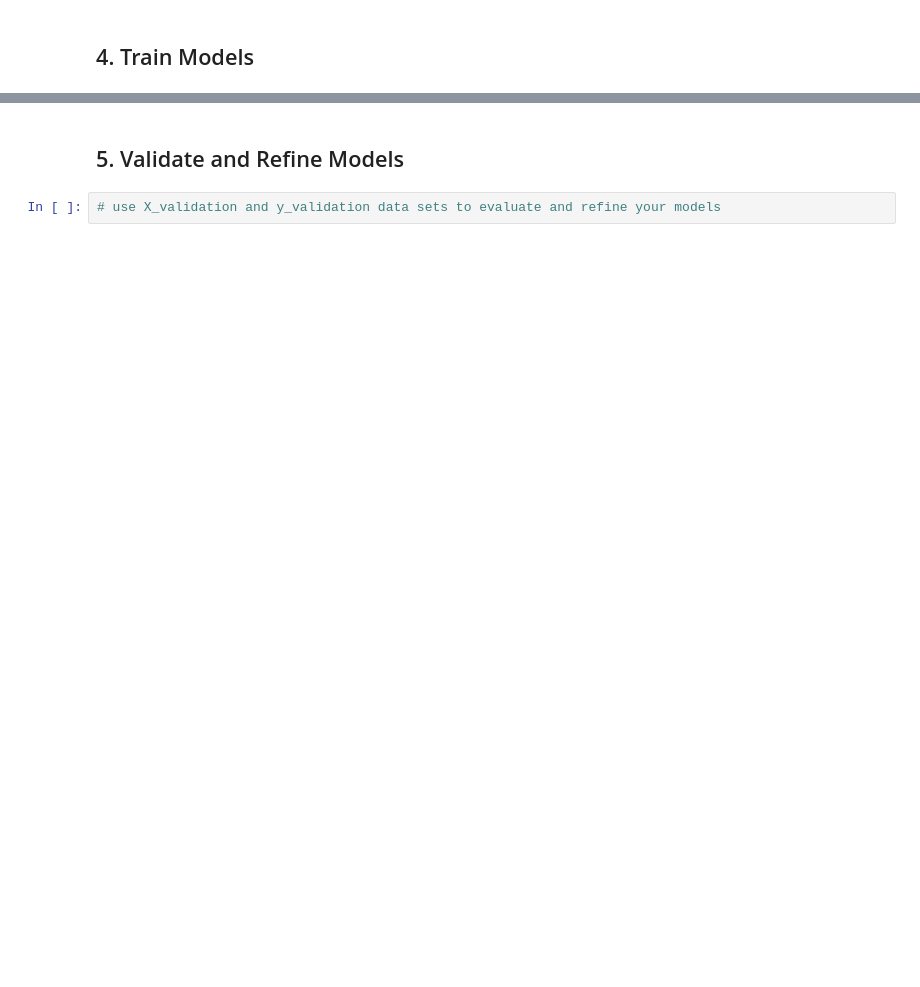
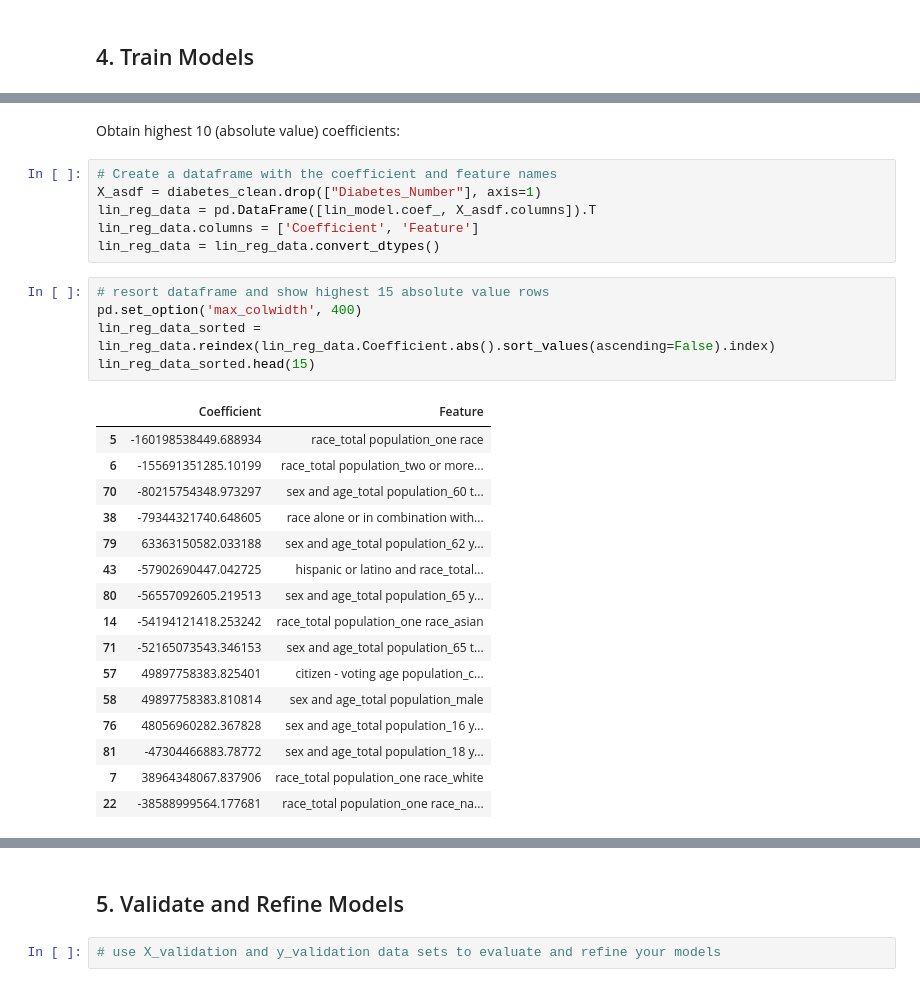
Before and after one commit to alonzoack/CSS_Project2_Group5, a Jupyter notebook: Project 2 Students.ipynb, the cells around one changed output, grey strips where cells are left out. Drawn from its saved outputs; the diff is of its cells as text; blank space fills up the shorter version.

```diff
--- a/Project 2 Students.ipynb
+++ b/Project 2 Students.ipynb
@@ -289,0 +388,30 @@ X_train, X_validate, y_train, y_validate = ______
+# %% [markdown]
+Obtain highest 10 (absolute value) coefficients:
+# %%
+# Create a dataframe with the coefficient and feature names
+X_asdf = diabetes_clean.drop(["Diabetes_Number"], axis=1)
+lin_reg_data = pd.DataFrame([lin_model.coef_, X_asdf.columns]).T
+lin_reg_data.columns = ['Coefficient', 'Feature']
+lin_reg_data = lin_reg_data.convert_dtypes()
+# %%
+# resort dataframe and show highest 15 absolute value rows
+pd.set_option('max_colwidth', 400)
+lin_reg_data_sorted = lin_reg_data.reindex(lin_reg_data.Coefficient.abs().sort_values(ascending=False).index)
+lin_reg_data_sorted.head(15)
+# %% [output]
+|  | Coefficient | Feature |
+| 5 | -160198538449.688934 | race_total population_one race |
+| 6 | -155691351285.10199 | race_total population_two or more... |
+| 70 | -80215754348.973297 | sex and age_total population_60 t... |
+| 38 | -79344321740.648605 | race alone or in combination with... |
+| 79 | 63363150582.033188 | sex and age_total population_62 y... |
+| 43 | -57902690447.042725 | hispanic or latino and race_total... |
+| 80 | -56557092605.219513 | sex and age_total population_65 y... |
+| 14 | -54194121418.253242 | race_total population_one race_asian |
+| 71 | -52165073543.346153 | sex and age_total population_65 t... |
+| 57 | 49897758383.825401 | citizen - voting age population_c... |
+| 58 | 49897758383.810814 | sex and age_total population_male |
+| 76 | 48056960282.367828 | sex and age_total population_16 y... |
+| 81 | -47304466883.78772 | sex and age_total population_18 y... |
+| 7 | 38964348067.837906 | race_total population_one race_white |
+| 22 | -38588999564.177681 | race_total population_one race_na... |
```
Also changed, not shown: parts of 44 cells of this notebook.
